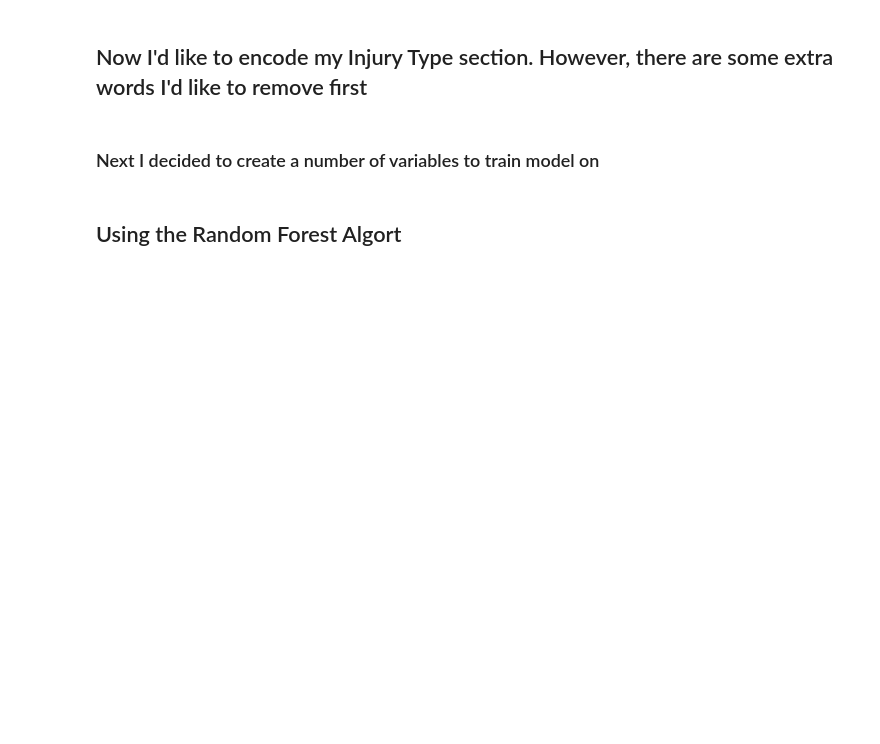
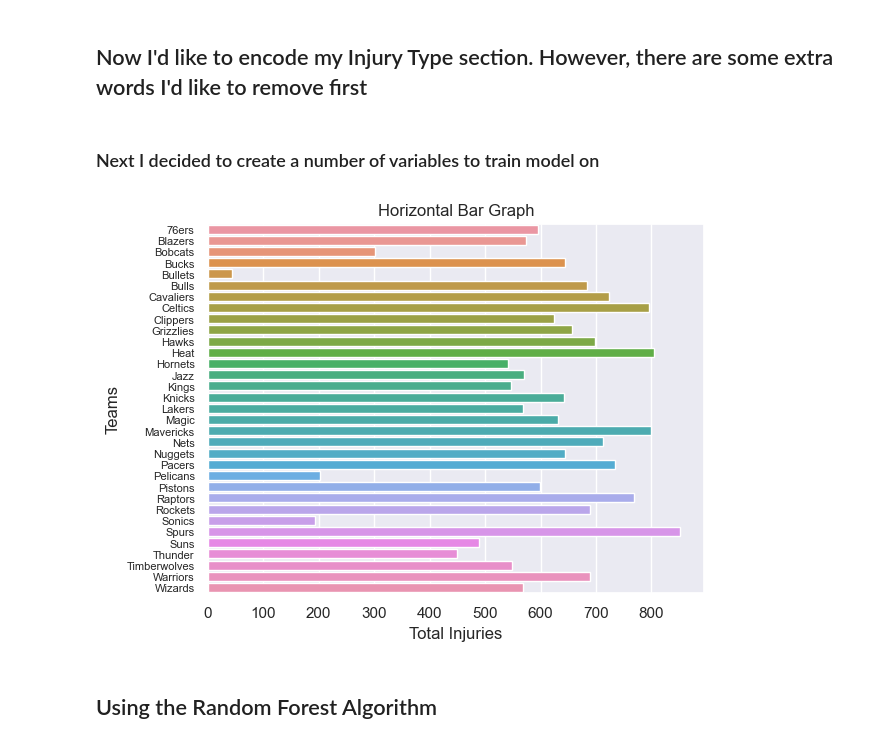
Before and after one commit to adc1021/NBAInjuryPredictor, a Jupyter notebook: notebooks/Forecasting.ipynb, the cells around one changed output. Cells and saved outputs as stored; diff of their text form; code cells hidden in the pictures; blank space fills up the shorter version.

```diff
--- a/notebooks/Forecasting.ipynb
+++ b/notebooks/Forecasting.ipynb
@@ -153,17 +153,19 @@ for obj in inj_list:
 # %%
 # Bar Graph displaying the total number of injuries per team
 
 ax = sns.barplot(x=list(inj_dict.values()), y=list(inj_dict.keys()))
 
 # Add labels and title
-ax.set_yticklabels(ax.get_xticklabels(), fontsize=8)
+ax.set_yticklabels(ax.get_yticklabels(), fontsize=8)
 plt.xlabel('Total Injuries')
 plt.ylabel('Teams')
 plt.title('Horizontal Bar Graph')
 
 # Display the plot
 plt.show()
+# %% [output]
+[figure, added]
 # %% [markdown]
-## Using the Random Forest Algort
+## Using the Random Forest Algorithm
 # %%
 # Currently having an issue determing what my X_train, X_test, y_train, y_test should be based on the data I have
```
Also changed, not shown: parts of 2 cells of this notebook.
